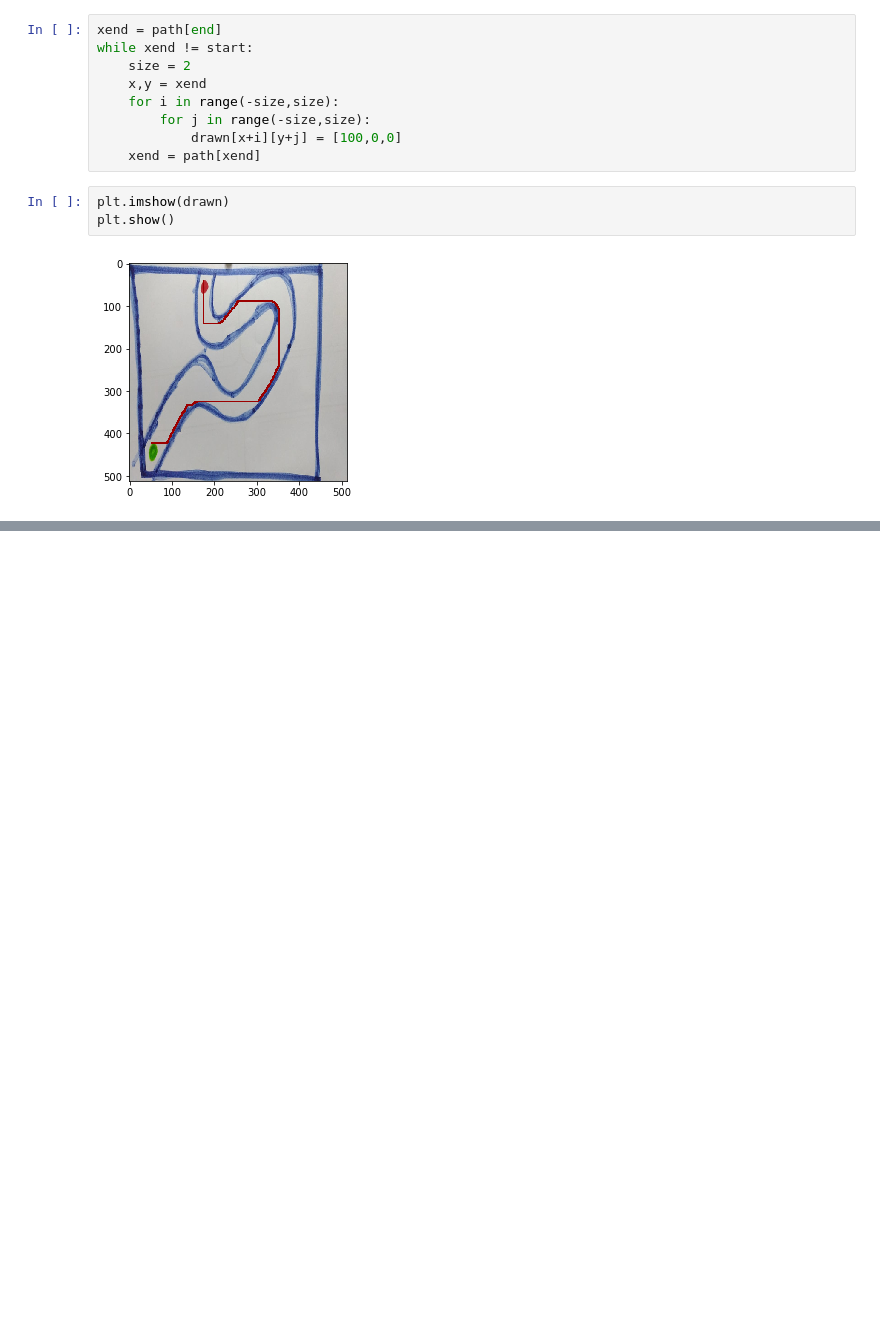
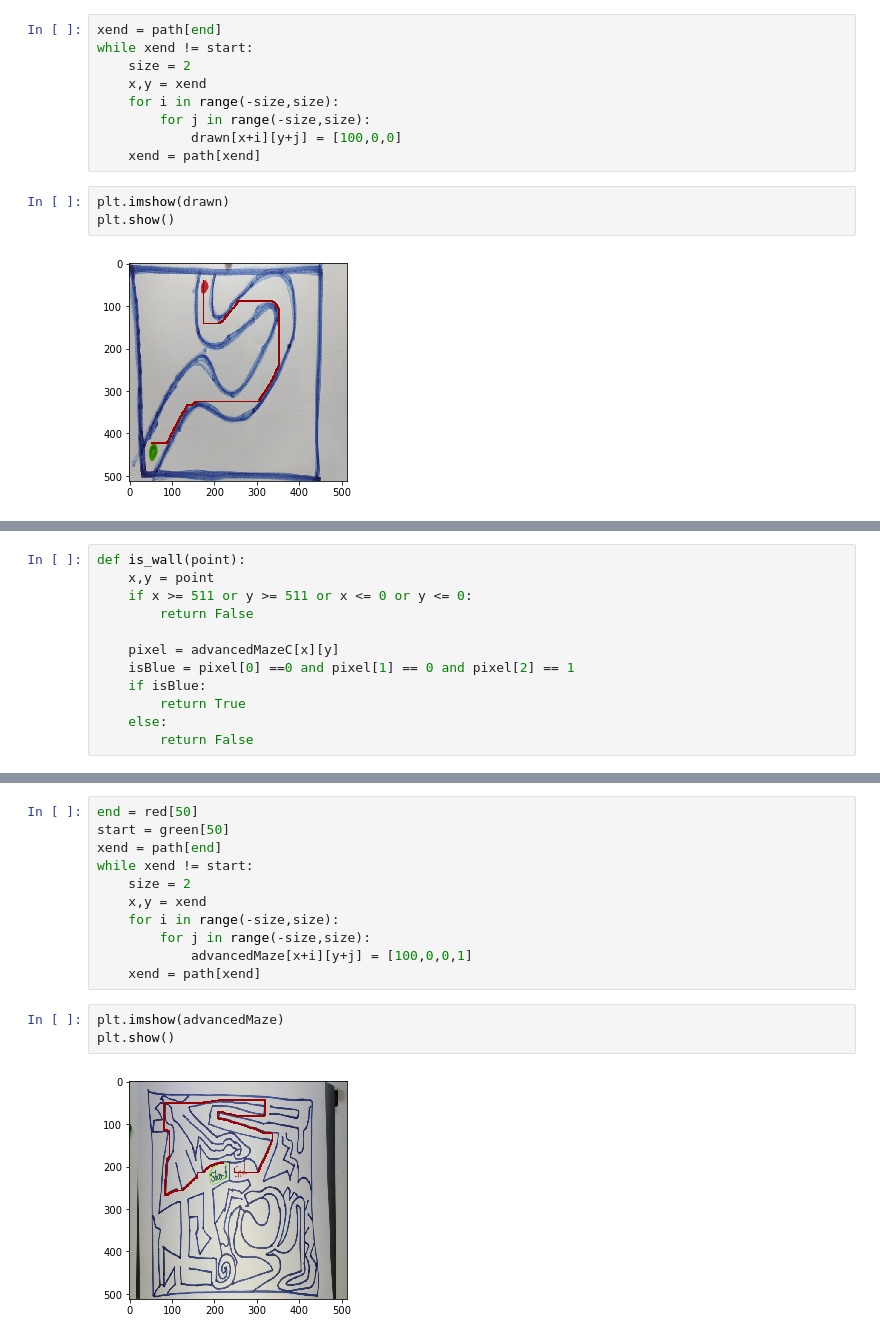
Before and after one commit to Eyecandy/mazeSolver, a Jupyter notebook: MazeSolver.ipynb, the cells around one changed output, grey strips where cells are left out. Saved outputs shown, nothing was run; the diff lists cells and outputs as text; blank space fills up the shorter version.

```diff
--- a/MazeSolver.ipynb
+++ b/MazeSolver.ipynb
@@ -240,0 +318,12 @@ plt.show()
+# %%
+def is_wall(point):
+    x,y = point
+    if x >= 511 or y >= 511 or x <= 0 or y <= 0:
+        return False
+
+    pixel = advancedMazeC[x][y]
+    isBlue = pixel[0] ==0 and pixel[1] == 0 and pixel[2] == 1
+    if isBlue:
+        return True
+    else:
+        return False
@@ -240,0 +368,16 @@ plt.show()
+# %%
+end = red[50]
+start = green[50]
+xend = path[end]
+while xend != start:
+    size = 2
+    x,y = xend
+    for i in range(-size,size):
+        for j in range(-size,size):
+            advancedMaze[x+i][y+j] = [100,0,0,1]
+    xend = path[xend]
+# %%
+plt.imshow(advancedMaze)
+plt.show()
+# %% [output]
+[figure, added]
```
Also changed, not shown: parts of 13 cells of this notebook, 3 other files.
